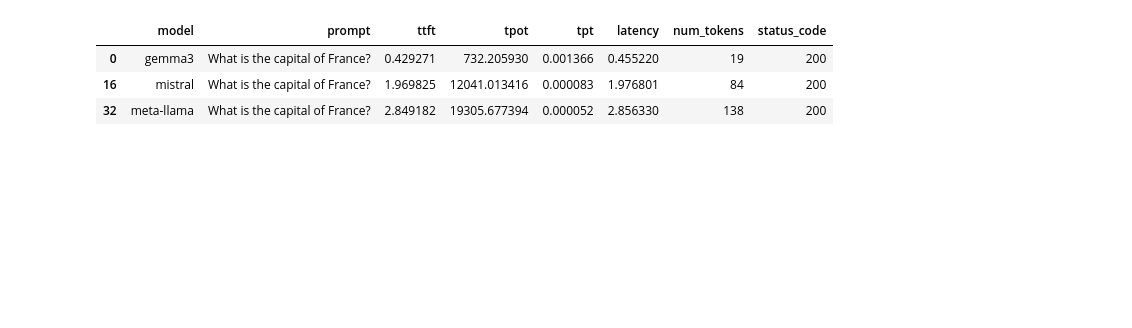
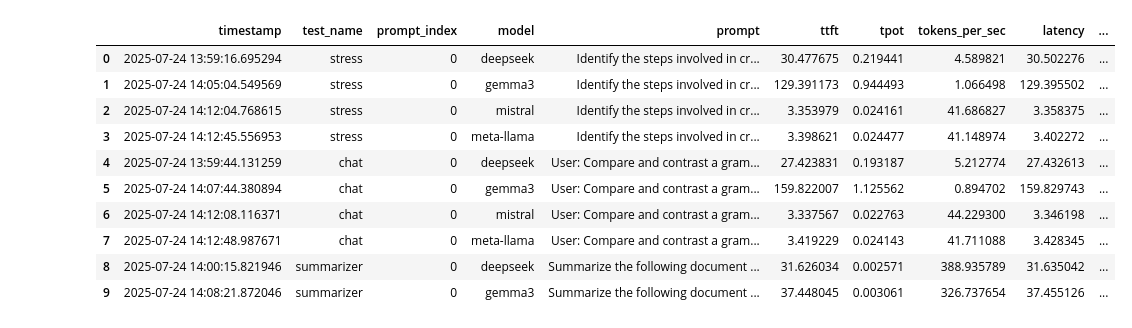
Before and after one commit to vanjaluk8/eksperiment_LLM, a Jupyter notebook: analiza_user.ipynb, the cells around one changed output. Drawn from its saved outputs; the diff is of its cells as text; code cells hidden in the pictures; blank space fills up the shorter version.

```diff
--- a/analiza_user.ipynb
+++ b/analiza_user.ipynb
@@ -28,9 +1,23 @@ df = df.drop(columns=['output_text'])
-# %%
-#filter out rows for What is the boiling point of water?
-df = df[df['prompt'] == 'What is the capital of France?']
-df
-# %% [output]
-|  | model | prompt | ttft | tpot | tpt | latency | num_tokens | status_code |
-| 0 | gemma3 | What is the capital of France? | 0.429271 | 732.205930 | 0.001366 | 0.455220 | 19 | 200 |
-| 16 | mistral | What is the capital of France? | 1.969825 | 12041.013416 | 0.000083 | 1.976801 | 84 | 200 |
-| 32 | meta-llama | What is the capital of France? | 2.849182 | 19305.677394 | 0.000052 | 2.856330 | 138 | 200 |
+# %%
+import pandas as pd
+
+df1 = pd.read_csv('metrike/prompts/llm_stress_test_results.csv')
+df2 = pd.read_csv('metrike/prompts/llm_chat_test_results.csv')
+df3 = pd.read_csv('metrike/prompts/llm_summarize_test_results.csv')
+df4 = pd.read_csv('metrike/prompts/llm_batch_test_results.csv')
+
+df = pd.concat([df1, df2, df3, df4], ignore_index=True)
+
+df.head(10)
+# %% [output]
+|  | timestamp | test_name | prompt_index | model | prompt | ttft | tpot | tokens_per_sec | latency | ... |
+| 0 | 2025-07-24 13:59:16.695294 | stress | 0 | deepseek | Identify the steps involved in cr... | 30.477675 | 0.219441 | 4.589821 | 30.502276 | ... |
+| 1 | 2025-07-24 14:05:04.549569 | stress | 0 | gemma3 | Identify the steps involved in cr... | 129.391173 | 0.944493 | 1.066498 | 129.395502 | ... |
+| 2 | 2025-07-24 14:12:04.768615 | stress | 0 | mistral | Identify the steps involved in cr... | 3.353979 | 0.024161 | 41.686827 | 3.358375 | ... |
+| 3 | 2025-07-24 14:12:45.556953 | stress | 0 | meta-llama | Identify the steps involved in cr... | 3.398621 | 0.024477 | 41.148974 | 3.402272 | ... |
+| 4 | 2025-07-24 13:59:44.131259 | chat | 0 | deepseek | User: Compare and contrast a gram... | 27.423831 | 0.193187 | 5.212774 | 27.432613 | ... |
+| 5 | 2025-07-24 14:07:44.380894 | chat | 0 | gemma3 | User: Compare and contrast a gram... | 159.822007 | 1.125562 | 0.894702 | 159.829743 | ... |
+| 6 | 2025-07-24 14:12:08.116371 | chat | 0 | mistral | User: Compare and contrast a gram... | 3.337567 | 0.022763 | 44.229300 | 3.346198 | ... |
+| 7 | 2025-07-24 14:12:48.987671 | chat | 0 | meta-llama | User: Compare and contrast a gram... | 3.419229 | 0.024143 | 41.711088 | 3.428345 | ... |
+| 8 | 2025-07-24 14:00:15.821946 | summarizer | 0 | deepseek | Summarize the following document ... | 31.626034 | 0.002571 | 388.935789 | 31.635042 | ... |
+| 9 | 2025-07-24 14:08:21.872046 | summarizer | 0 | gemma3 | Summarize the following document ... | 37.448045 | 0.003061 | 326.737654 | 37.455126 | ... |
```
Also changed, not shown: parts of 5 cells of this notebook, 16 other files.
